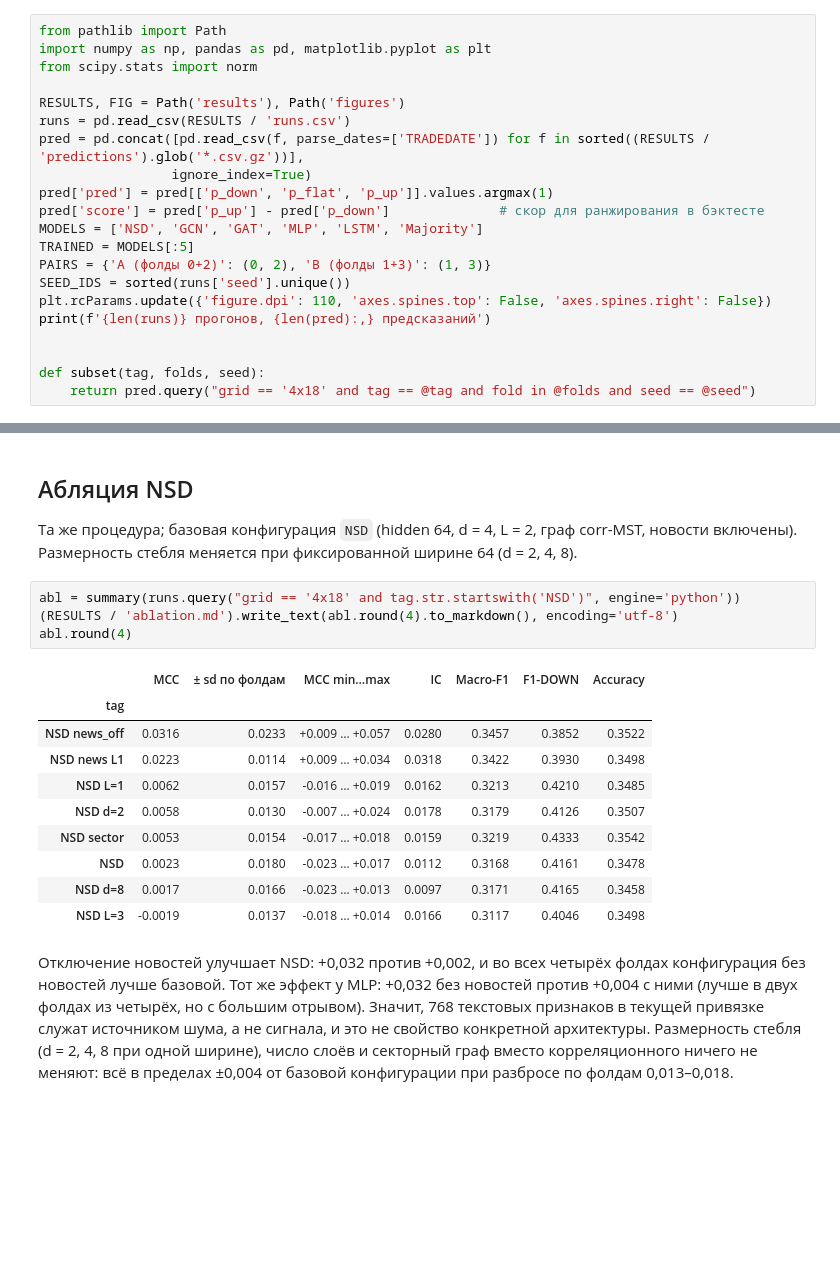
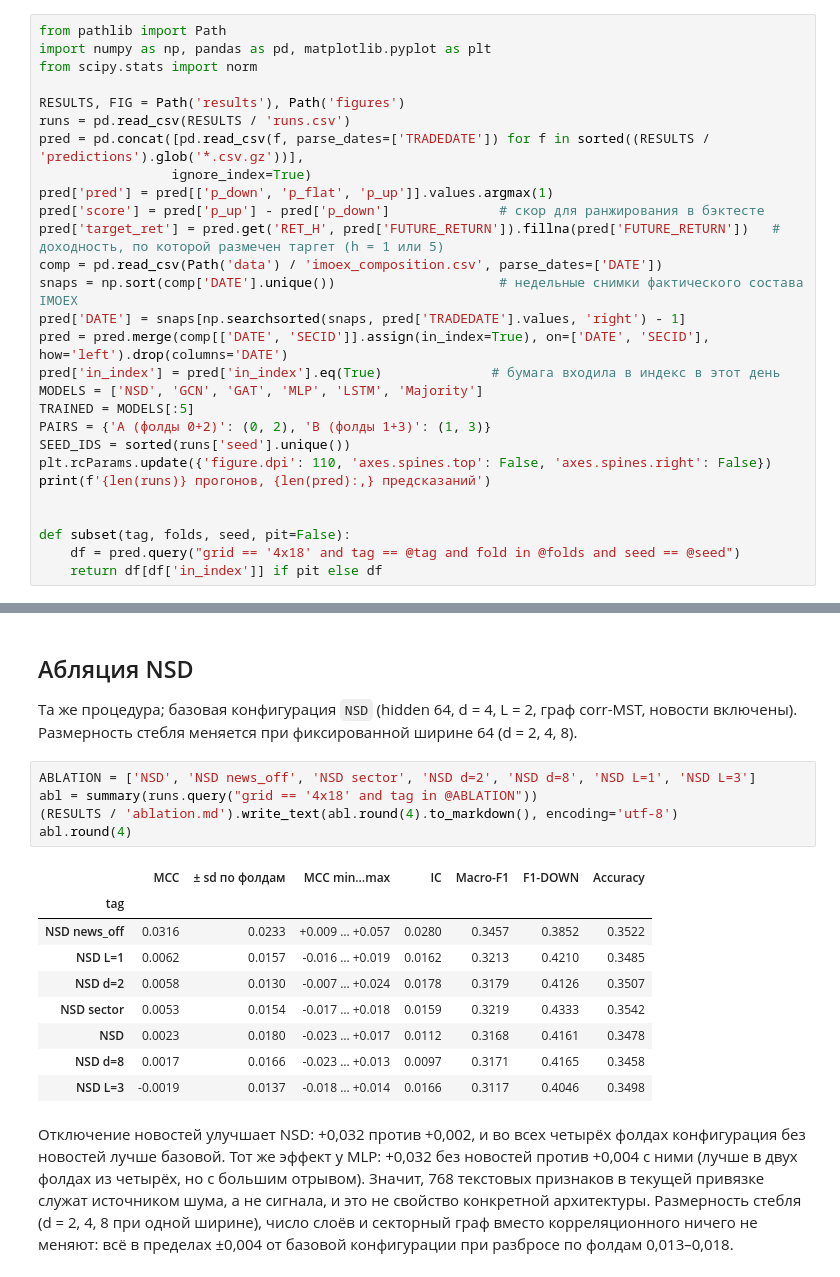
Before and after one commit to SwanGibbon/CourseWork, a Jupyter notebook: 03_results.ipynb, the cells around one changed output, grey strips where cells are left out. Drawn from its saved outputs; the diff is of its cells as text; blank space fills up the shorter version.

```diff
--- a/03_results.ipynb
+++ b/03_results.ipynb
@@ -23,6 +24,12 @@ pred = pd.concat([pd.read_csv(f, parse_dates=['TRADEDATE']) for f in sorted((RES
                  ignore_index=True)
 pred['pred'] = pred[['p_down', 'p_flat', 'p_up']].values.argmax(1)
 pred['score'] = pred['p_up'] - pred['p_down']              # скор для ранжирования в бэктесте
+pred['target_ret'] = pred.get('RET_H', pred['FUTURE_RETURN']).fillna(pred['FUTURE_RETURN'])   # доходность, по которой размечен таргет (h = 1 или 5)
+comp = pd.read_csv(Path('data') / 'imoex_composition.csv', parse_dates=['DATE'])
+snaps = np.sort(comp['DATE'].unique())                     # недельные снимки фактического состава IMOEX
+pred['DATE'] = snaps[np.searchsorted(snaps, pred['TRADEDATE'].values, 'right') - 1]
+pred = pred.merge(comp[['DATE', 'SECID']].assign(in_index=True), on=['DATE', 'SECID'], how='left').drop(columns='DATE')
+pred['in_index'] = pred['in_index'].eq(True)              # бумага входила в индекс в этот день
 MODELS = ['NSD', 'GCN', 'GAT', 'MLP', 'LSTM', 'Majority']
 TRAINED = MODELS[:5]
 PAIRS = {'A (фолды 0+2)': (0, 2), 'B (фолды 1+3)': (1, 3)}
@@ -31,6 +38,7 @@ plt.rcParams.update({'figure.dpi': 110, 'axes.spines.top': False, 'axes.spines.r
 print(f'{len(runs)} прогонов, {len(pred):,} предсказаний')
 
 
-def subset(tag, folds, seed):
-    return pred.query("grid == '4x18' and tag == @tag and fold in @folds and seed == @seed")
+def subset(tag, folds, seed, pit=False):
+    df = pred.query("grid == '4x18' and tag == @tag and fold in @folds and seed == @seed")
+    return df[df['in_index']] if pit else df
 # %% [output]
@@ -101,14 +110,14 @@ fig.tight_layout(); fig.savefig(FIG / 'mcc_by_fold.png'); plt.show()
 Та же процедура; базовая конфигурация `NSD` (hidden 64, d = 4, L = 2, граф corr-MST, новости включены).
 Размерность стебля меняется при фиксированной ширине 64 (d = 2, 4, 8).
 # %%
-abl = summary(runs.query("grid == '4x18' and tag.str.startswith('NSD')", engine='python'))
+ABLATION = ['NSD', 'NSD news_off', 'NSD sector', 'NSD d=2', 'NSD d=8', 'NSD L=1', 'NSD L=3']
+abl = summary(runs.query("grid == '4x18' and tag in @ABLATION"))
 (RESULTS / 'ablation.md').write_text(abl.round(4).to_markdown(), encoding='utf-8')
 abl.round(4)
 # %% [output]
 |  | MCC | ± sd по фолдам | MCC min…max | IC | Macro-F1 | F1-DOWN | Accuracy |
 | tag |  |  |  |  |  |  |  |
 | NSD news_off | 0.0316 | 0.0233 | +0.009 … +0.057 | 0.0280 | 0.3457 | 0.3852 | 0.3522 |
-| NSD news L1 | 0.0223 | 0.0114 | +0.009 … +0.034 | 0.0318 | 0.3422 | 0.3930 | 0.3498 |
 | NSD L=1 | 0.0062 | 0.0157 | -0.016 … +0.019 | 0.0162 | 0.3213 | 0.4210 | 0.3485 |
 | NSD d=2 | 0.0058 | 0.0130 | -0.007 … +0.024 | 0.0178 | 0.3179 | 0.4126 | 0.3507 |
 | NSD sector | 0.0053 | 0.0154 | -0.017 … +0.018 | 0.0159 | 0.3219 | 0.4333 | 0.3542 |
```
Also changed, not shown: parts of 16 cells of this notebook, 5 other files.
